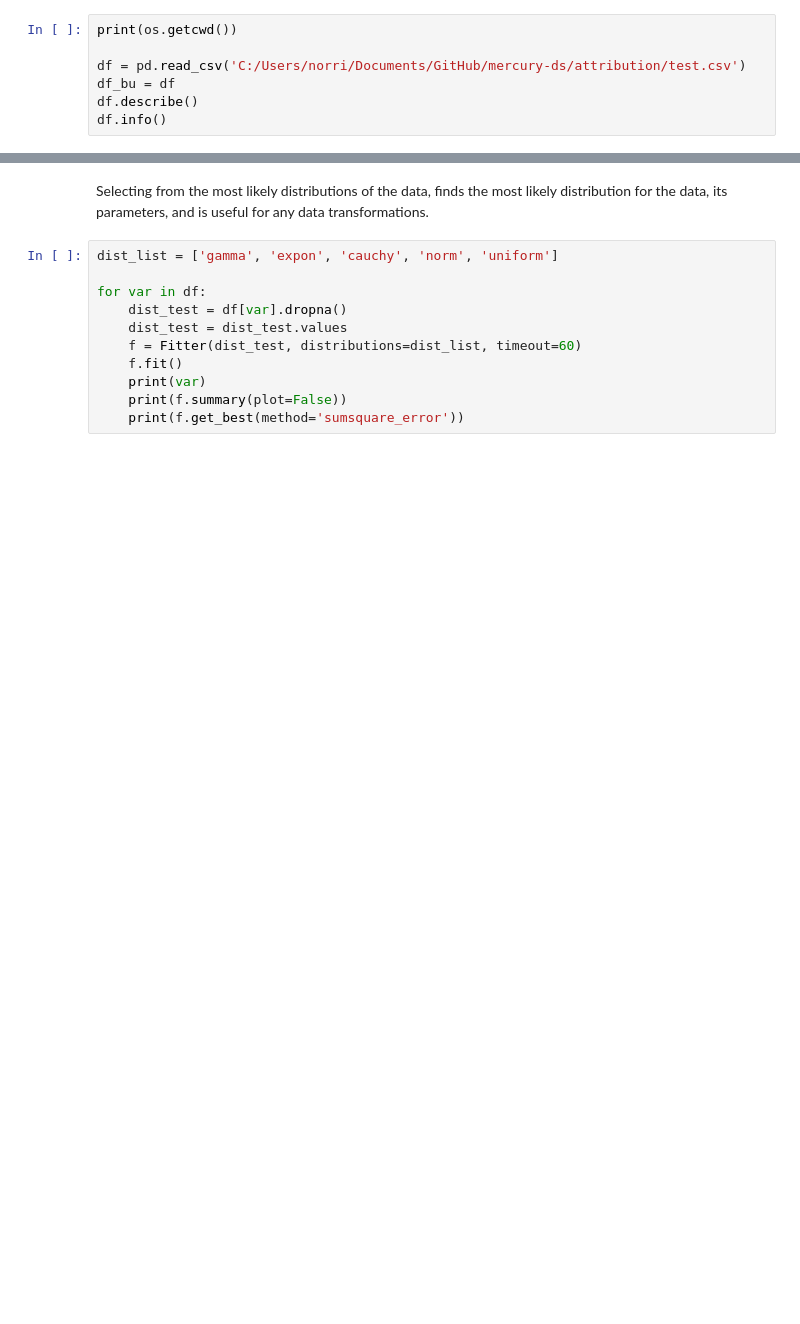
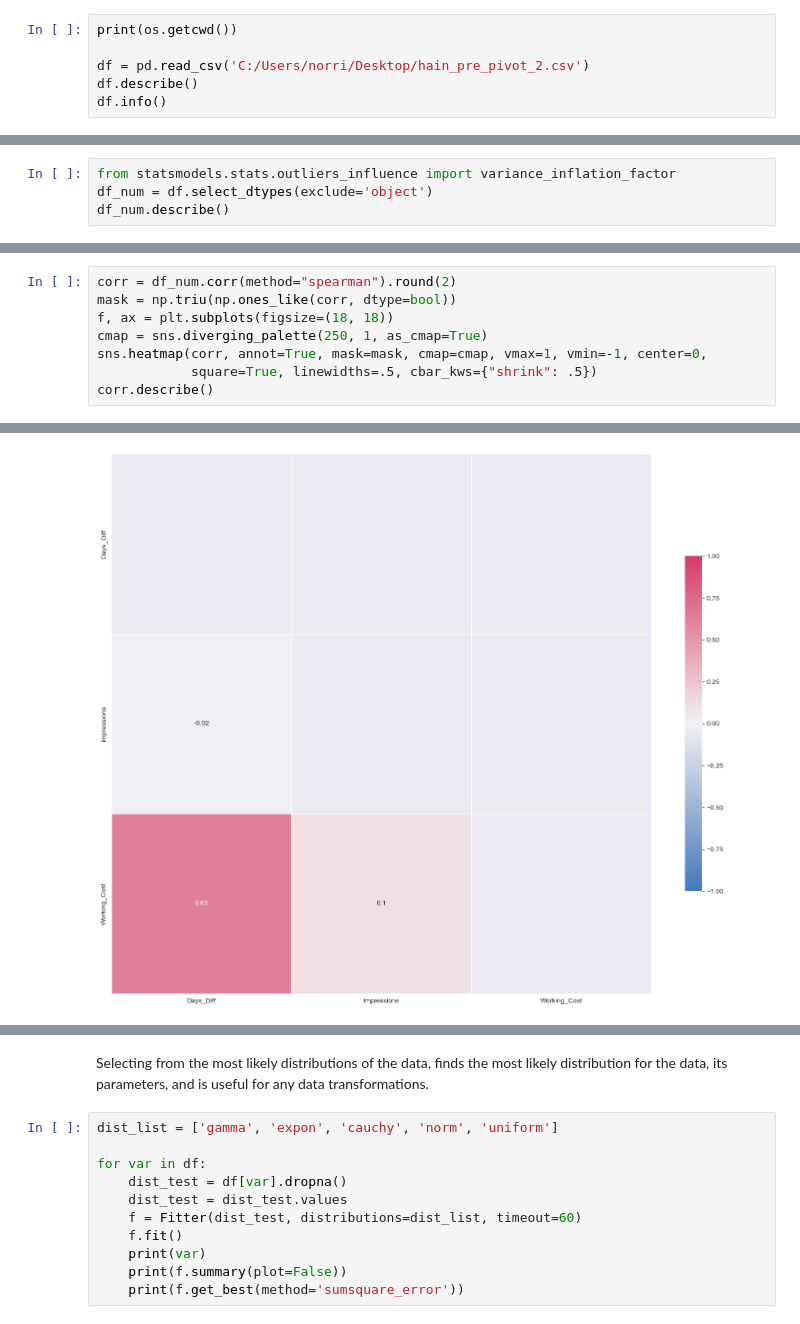
Before and after one commit to NA-Git/Bayesian_Methods, a Jupyter notebook: attribution/MMM/EDA.ipynb, the cells around one changed output, grey strips where cells are left out. Drawn from its saved outputs; the diff is of its cells as text; blank space fills up the shorter version.

```diff
--- a/attribution/MMM/EDA.ipynb
+++ b/attribution/MMM/EDA.ipynb
@@ -28,7 +40,6 @@ from pmdarima.arima import ADFTest
 # %%
 print(os.getcwd())
 
-df = pd.read_csv('C:/Users/norri/Documents/GitHub/mercury-ds/attribution/test.csv')
-df_bu = df
+df = pd.read_csv('C:/Users/norri/Desktop/hain_pre_pivot_2.csv')
 df.describe()
 df.info()
@@ -54,0 +193,4 @@ print(df.nunique())
+# %%
+from statsmodels.stats.outliers_influence import variance_inflation_factor
+df_num = df.select_dtypes(exclude='object')
+df_num.describe()
@@ -54,0 +207,9 @@ print(df.nunique())
+# %%
+corr = df_num.corr(method="spearman").round(2)
+mask = np.triu(np.ones_like(corr, dtype=bool))
+f, ax = plt.subplots(figsize=(18, 18))
+cmap = sns.diverging_palette(250, 1, as_cmap=True)
+sns.heatmap(corr, annot=True, mask=mask, cmap=cmap, vmax=1, vmin=-1, center=0,
+            square=True, linewidths=.5, cbar_kws={"shrink": .5})
+corr.describe()
+# %% [output]
@@ -54,0 +225 @@ print(df.nunique())
+[figure, added]
```
Also changed, not shown: parts of 23 cells of this notebook, 18 other files.
